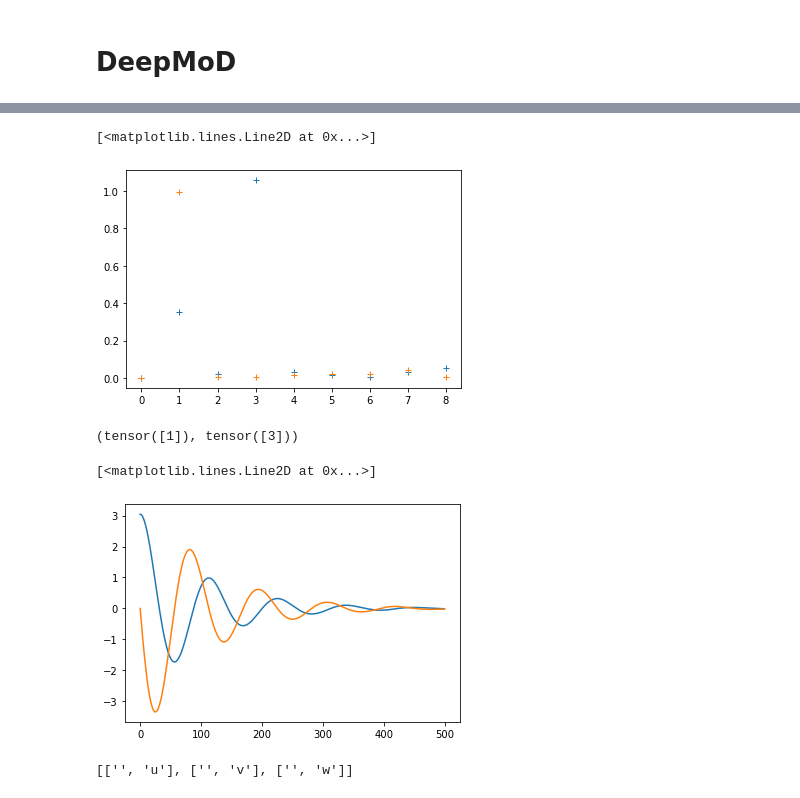
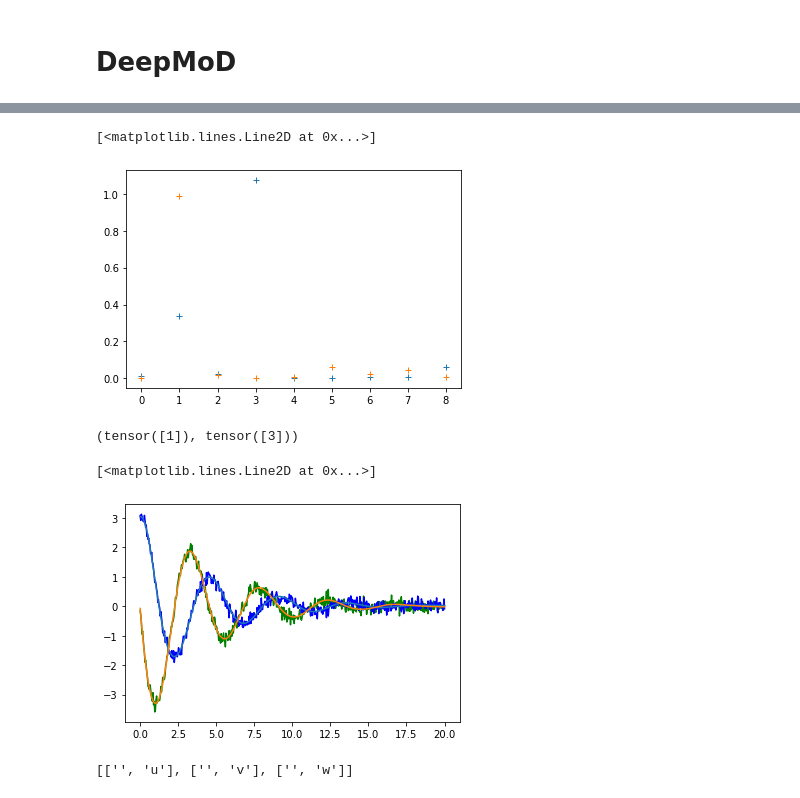
Before and after one commit to akshay-vedi/DeePyMoD_torch, a Jupyter notebook: notebooks/Mechanics/ODE_test.ipynb, the cells around one changed output, grey strips where cells are left out. Drawn from its saved outputs; the diff is of its cells as text; code cells hidden in the pictures.

```diff
--- a/notebooks/Mechanics/ODE_test.ipynb
+++ b/notebooks/Mechanics/ODE_test.ipynb
@@ -48,7 +48,7 @@ print(x_full.shape,y_full.shape)
 # %% [output]
 (501, 1) (501, 2)
 # %%
-noise_level = 0.15
+noise_level = 0.25
 y_noisy = y_full + noise_level * np.std(y_full) * np.random.randn(y_full.shape[0],y_full.shape[1])
 # %%
 plt.plot(t, sol[:, 0], 'b', label='theta(t)')
@@ -108,7 +108,7 @@ plt.plot(np.abs(scaled_coeff_vector_list[1].detach().numpy()),'+')
 plt.plot(np.abs(scaled_coeff_vector_list[0].detach().numpy()),'+')
 # %% [output]
 [<matplotlib.lines.Line2D at 0x...>]
-[figure, old version]
+[figure, new version]
 # %%
 sparsity_mask_list
 # %% [output]
@@ -117,11 +117,13 @@ sparsity_mask_list
 X_all = torch.tensor(x_full, dtype=torch.float32, requires_grad=True)
 prediction_full = network(X_all).cpu()
 # %%
-plt.plot(prediction_full[:,0].detach().numpy())
-plt.plot(prediction_full[:,1].detach().numpy())
+plt.plot(t, y_noisy[:, 1], 'g', label='omega(t)')
+plt.plot(t, y_noisy[:, 0], 'b', label='omega(t)')
+plt.plot(t,prediction_full[:,0].detach().numpy())
+plt.plot(t,prediction_full[:,1].detach().numpy())
 # %% [output]
 [<matplotlib.lines.Line2D at 0x...>]
-[figure, old version]
+[figure, new version]
 # %%
 poly_list = [['','u'], ['','v'], ['', 'w']]
 deriv_list = [['', 'u_x'], ['', 'v_x'], ['', 'w_x']]
```
Also changed, not shown: parts of 3 cells of this notebook, 21 other files.
